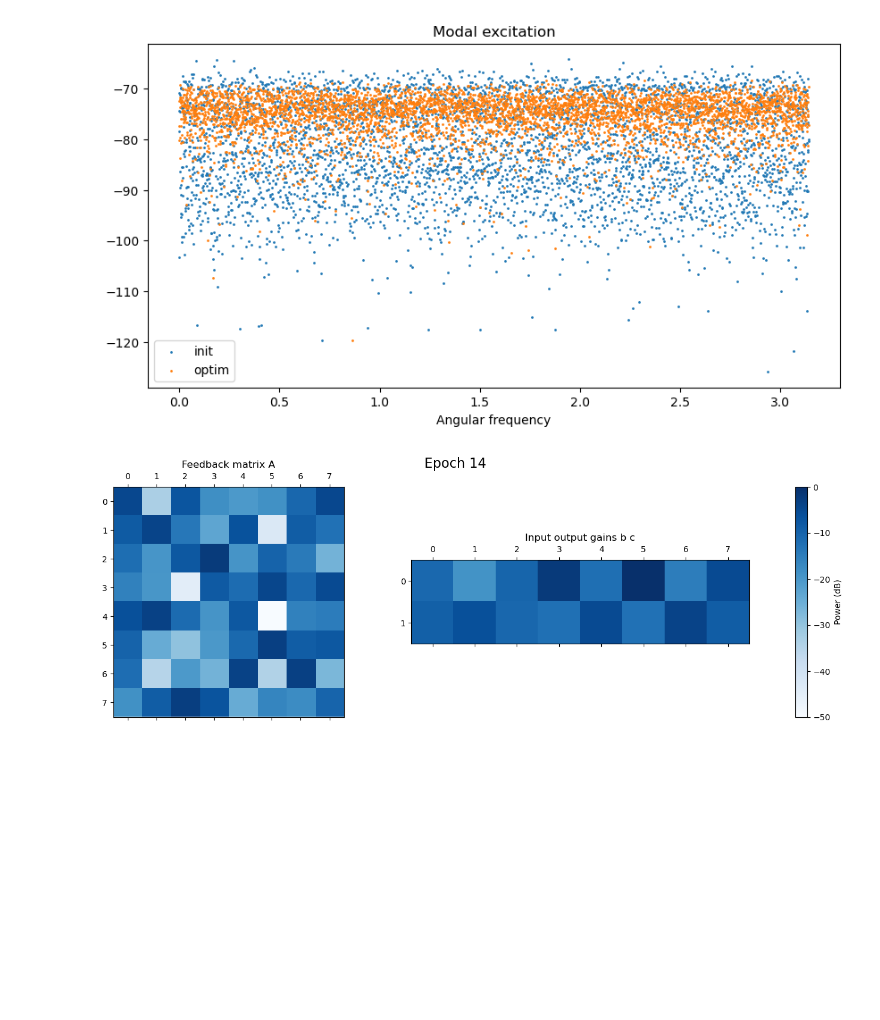
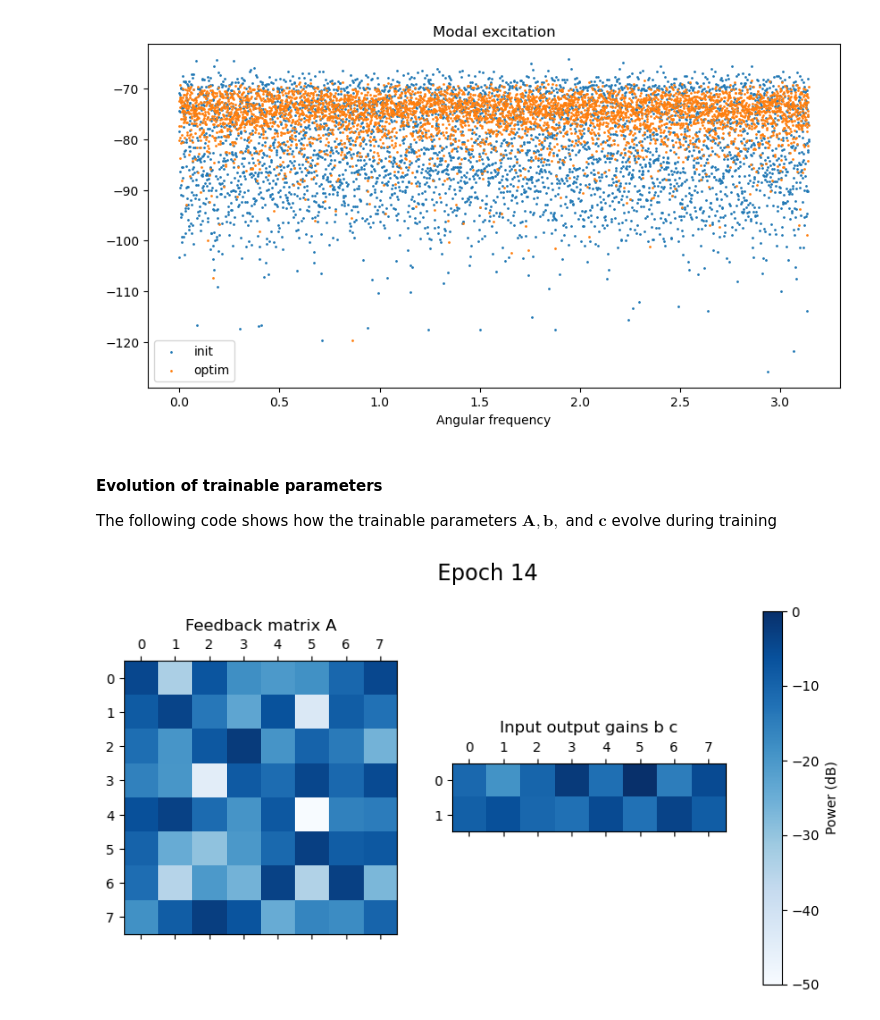
Before and after one commit to gdalsanto/diff-fdn-colorless, a Jupyter notebook: dafx23_demo.ipynb, the cells around one changed output. Cells and saved outputs as stored; diff of their text form; code cells hidden in the pictures; blank space fills up the shorter version.

```diff
--- a/dafx23_demo.ipynb
+++ b/dafx23_demo.ipynb
@@ -165,41 +187,49 @@ plt.legend()
 # %% [output]
 <matplotlib.legend.Legend at 0x...>
 [figure]
+# %% [markdown]
+#### Evolution of trainable parameters
+The following code shows how the trainable parameters $\mathbf{A}, \mathbf{b},$ and $\mathbf{c}$ evolve during training
 # %%
+
 n_epochs = 15
 args.max_nfft = 480000
 
 fig, ax = plt.subplots(1, 2)
-plt.rcParams['figure.figsize'] = [20, 5]
+plt.rcParams['figure.figsize'] = [10, 5]
 
 for epoch in range(n_epochs):
+    ax[0].clear()
+    ax[1].clear()
     # load model parameters
     net.load_state_dict(torch.load(
         os.path.join(args.train_dir, 'model_e' + str(epoch) + '.pt'),
         map_location=torch.device('cpu')))
     # plot feedback matrix
     im = ax[0].matshow(
         20*np.log10(torch.abs(net.A.weight).detach().numpy()), cmap=plt.cm.Blues,
         vmin = -50, vmax = 0)
     ax[0].set_title('Feedback matrix A')
     # plot input output gains
     im = ax[1].matshow(
         20*np.log10(torch.vstack(
             (torch.abs(net.B.data).squeeze(dim=0).transpose(1, 0).squeeze(dim=0),
             torch.abs(net.C.data).squeeze(dim=0))).detach().numpy()),
             cmap=plt.cm.Blues,
         vmin = -50, vmax = 0)
     ax[1].set_title('Input output gains b c')
     fig.suptitle('Epoch ' + str(epoch) , fontsize=16)
+
+    # fig.canvas.flush_events()
     # Add a colorbar
 
     if epoch == 0:
         cbar = fig.colorbar(im, ax=ax, orientation='vertical', ticks=[0, -10, -20, -30, -40, -50])
         cbar.set_label('Power (dB)')
         cbar.set_ticks([0, -10, -20, -30, -40, -50])
 
     IPython.display.display(fig)
     IPython.display.clear_output(wait=True)
     time.sleep(1)
 # %% [output]
-[figure, old version]
+[figure, new version]
```
Also changed, not shown: parts of 8 cells of this notebook.
